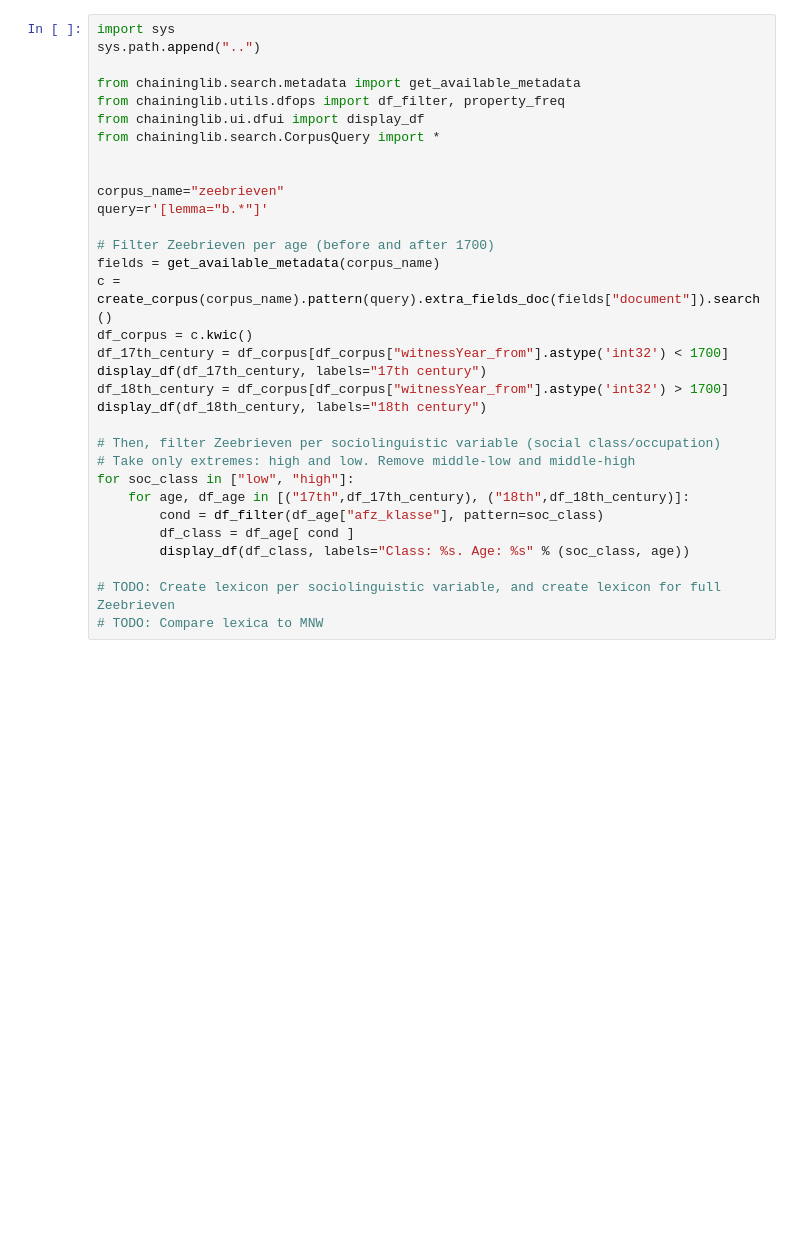
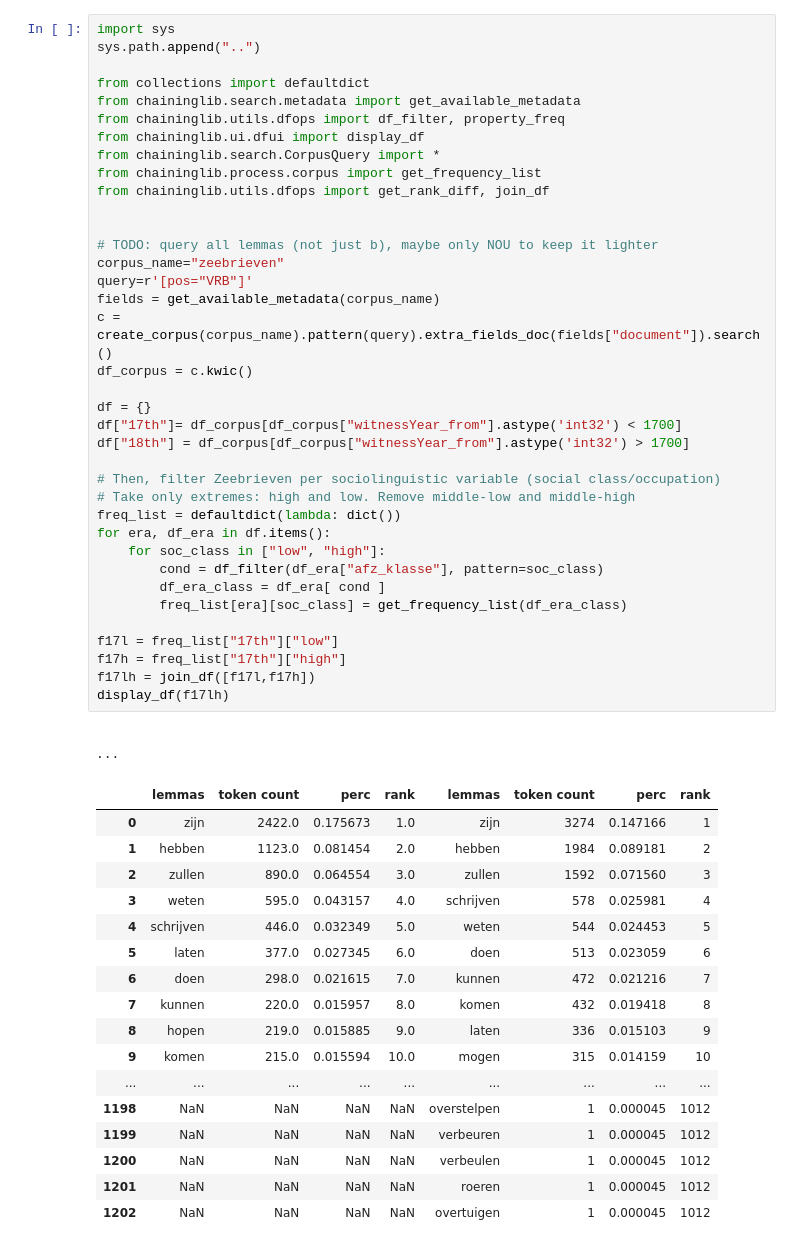
Before and after one commit to INL/chaining-search, a Jupyter notebook: contrib/Case_study_paper.ipynb, the cells around one changed output. Drawn from its saved outputs; the diff is of its cells as text; blank space fills up the shorter version.

```diff
--- a/contrib/Case_study_paper.ipynb
+++ b/contrib/Case_study_paper.ipynb
@@ -1,32 +5,56 @@
 # %%
 import sys
 sys.path.append("..")
 
+from collections import defaultdict
 from chaininglib.search.metadata import get_available_metadata
 from chaininglib.utils.dfops import df_filter, property_freq
 from chaininglib.ui.dfui import display_df
 from chaininglib.search.CorpusQuery import *
+from chaininglib.process.corpus import get_frequency_list
+from chaininglib.utils.dfops import get_rank_diff, join_df
 
 
+# TODO: query all lemmas (not just b), maybe only NOU to keep it lighter
 corpus_name="zeebrieven"
-query=r'[lemma="b.*"]'
-
-# Filter Zeebrieven per age (before and after 1700)
+query=r'[pos="VRB"]'
 fields = get_available_metadata(corpus_name)
 c = create_corpus(corpus_name).pattern(query).extra_fields_doc(fields["document"]).search()
 df_corpus = c.kwic()
-df_17th_century = df_corpus[df_corpus["witnessYear_from"].astype('int32') < 1700]
-display_df(df_17th_century, labels="17th century")
-df_18th_century = df_corpus[df_corpus["witnessYear_from"].astype('int32') > 1700]
-display_df(df_18th_century, labels="18th century")
+
+df = {}
+df["17th"]= df_corpus[df_corpus["witnessYear_from"].astype('int32') < 1700]
+df["18th"] = df_corpus[df_corpus["witnessYear_from"].astype('int32') > 1700]
 
 # Then, filter Zeebrieven per sociolinguistic variable (social class/occupation)
 # Take only extremes: high and low. Remove middle-low and middle-high
-for soc_class in ["low", "high"]:
-    for age, df_age in [("17th",df_17th_century), ("18th",df_18th_century)]:
-        cond = df_filter(df_age["afz_klasse"], pattern=soc_class)
-        df_class = df_age[ cond ]
-        display_df(df_class, labels="Class: %s. Age: %s" % (soc_class, age))
+freq_list = defaultdict(lambda: dict())
+for era, df_era in df.items():
+    for soc_class in ["low", "high"]:
+        cond = df_filter(df_era["afz_klasse"], pattern=soc_class)
+        df_era_class = df_era[ cond ]
+        freq_list[era][soc_class] = get_frequency_list(df_era_class)
 
-# TODO: Create lexicon per sociolinguistic variable, and create lexicon for full Zeebrieven
-# TODO: Compare lexica to MNW
+f17l = freq_list["17th"]["low"]
+f17h = freq_list["17th"]["high"]
+f17lh = join_df([f17l,f17h])
+display_df(f17lh)
+# %% [output]
+                                                                                                                                                                                                         ...
+|  | lemmas | token count | perc | rank | lemmas | token count | perc | rank |
+| 0 | zijn | 2422.0 | 0.175673 | 1.0 | zijn | 3274 | 0.147166 | 1 |
+| 1 | hebben | 1123.0 | 0.081454 | 2.0 | hebben | 1984 | 0.089181 | 2 |
+| 2 | zullen | 890.0 | 0.064554 | 3.0 | zullen | 1592 | 0.071560 | 3 |
+| 3 | weten | 595.0 | 0.043157 | 4.0 | schrijven | 578 | 0.025981 | 4 |
+| 4 | schrijven | 446.0 | 0.032349 | 5.0 | weten | 544 | 0.024453 | 5 |
+| 5 | laten | 377.0 | 0.027345 | 6.0 | doen | 513 | 0.023059 | 6 |
+| 6 | doen | 298.0 | 0.021615 | 7.0 | kunnen | 472 | 0.021216 | 7 |
+| 7 | kunnen | 220.0 | 0.015957 | 8.0 | komen | 432 | 0.019418 | 8 |
+| 8 | hopen | 219.0 | 0.015885 | 9.0 | laten | 336 | 0.015103 | 9 |
+| 9 | komen | 215.0 | 0.015594 | 10.0 | mogen | 315 | 0.014159 | 10 |
+| ... | ... | ... | ... | ... | ... | ... | ... | ... |
+| 1198 | NaN | NaN | NaN | NaN | overstelpen | 1 | 0.000045 | 1012 |
+| 1199 | NaN | NaN | NaN | NaN | verbeuren | 1 | 0.000045 | 1012 |
+| 1200 | NaN | NaN | NaN | NaN | verbeulen | 1 | 0.000045 | 1012 |
+| 1201 | NaN | NaN | NaN | NaN | roeren | 1 | 0.000045 | 1012 |
+| 1202 | NaN | NaN | NaN | NaN | overtuigen | 1 | 0.000045 | 1012 |
```
Also changed, not shown: parts of 7 cells of this notebook, 2 other files.
